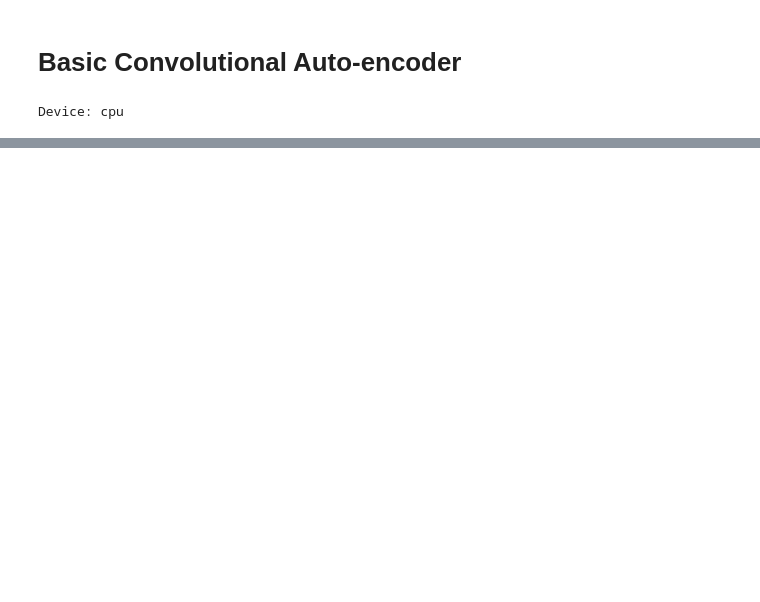
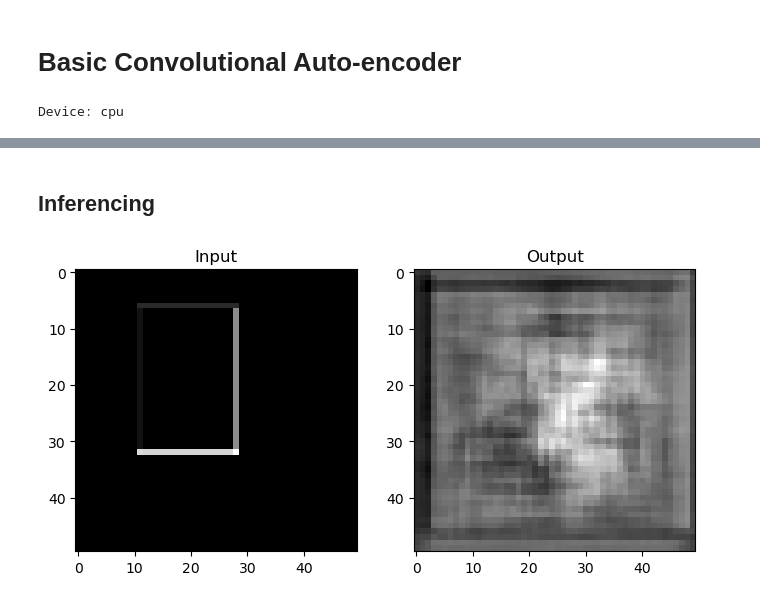
Before and after one commit to rapee9999/LearnCV, a Jupyter notebook: ML/auto-encoder.ipynb, the cells around one changed output, grey strips where cells are left out. Drawn from its saved outputs; the diff is of its cells as text; code cells hidden in the pictures; blank space fills up the shorter version.

```diff
--- a/ML/auto-encoder.ipynb
+++ b/ML/auto-encoder.ipynb
@@ -305,0 +658,14 @@ Estimated Total Size (MB): 5.19
+# %%
+# initialize model
+image_shape = (1,INPUT_DIM,INPUT_DIM)
+layer_depth = LAYER_DEPTH
+latent_dim = LATENT_DIM
+model = AutoEncoder(image_shape=image_shape,
+                       layer_depth=layer_depth,
+                       latent_dim=latent_dim)
+model_stat = summary(model, image_shape)
+
+# write into a file.
+os.makedirs(result_dir, exist_ok=True)
+with open(os.path.join(result_dir, "model_summary.txt"), 'w') as f:
+    f.write(model_stat.layers_to_str())
@@ -305,0 +691,23 @@ Estimated Total Size (MB): 5.19
+# %% [markdown]
+## Inferencing
+# %%
+# Load data.
+x, y_hat = testData[0]
+x = x.to(DEVICE)
+label_hat = testData.classes[y_hat]
+
+# Inference.
+y = model(x.unsqueeze(0))
+fig = plt.figure(figsize=(8,4))
+axes = fig.subplots(1,2)
+ax = axes[0]
+ax.imshow(x.detach().to(torch.device('cpu')).permute(1,2,0).numpy(), 'gray')
+ax.set_title("Input")
+ax.grid(False)
+ax = axes[1]
+ax.imshow(y[0].detach().to(torch.device('cpu')).detach().permute(1,2,0).numpy(), 'gray')
+ax.set_title("Output")
+ax.grid(False)
+fig.show()
+# %% [output]
+[figure, added]
```
Also changed, not shown: parts of 37 cells of this notebook.
